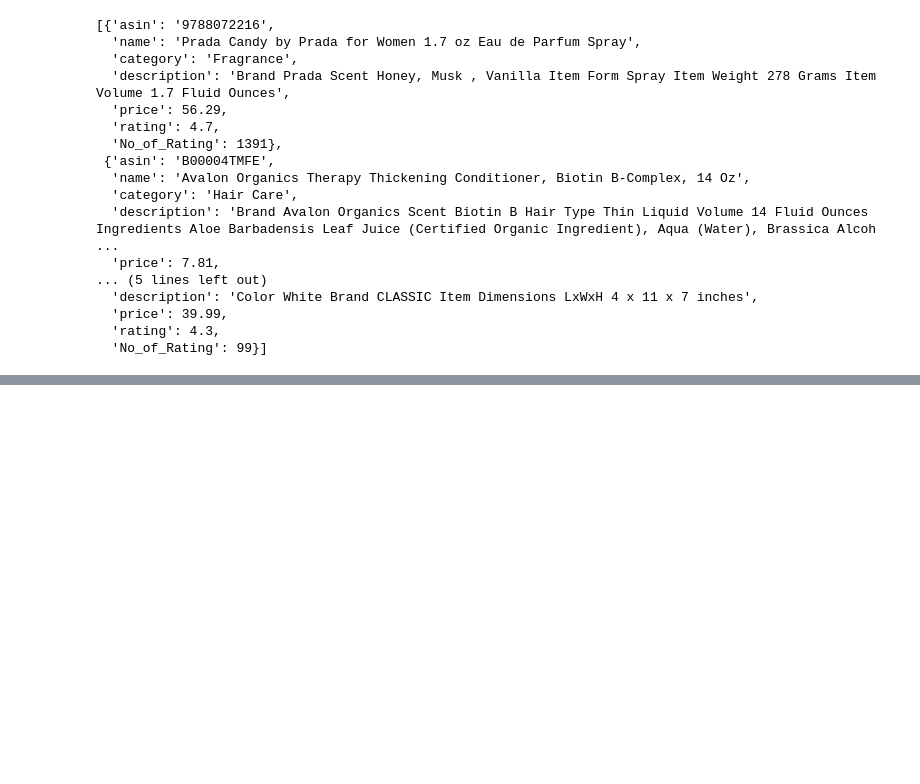
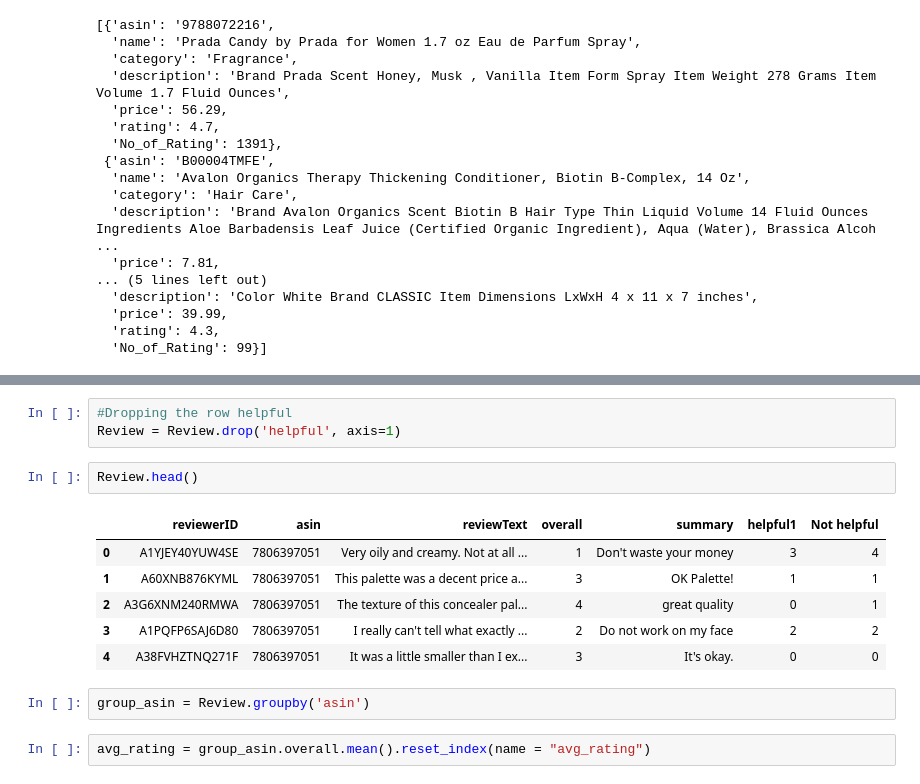
Before and after one commit to SwetaPrabh/Amazon_Web_Scraping, a Jupyter notebook: Data_wrangling_of_Scraped_data.ipynb, the cells around one changed output, grey strips where cells are left out. Saved outputs shown, nothing was run; the diff lists cells and outputs as text; blank space fills up the shorter version.

Commit message:
Created the final groupbys

```diff
--- a/Data_wrangling_of_Scraped_data.ipynb
+++ b/Data_wrangling_of_Scraped_data.ipynb
@@ -246,0 +362,16 @@ find_(x)
+# %%
+#Dropping the row helpful
+Review = Review.drop('helpful', axis=1)
+# %%
+Review.head()
+# %% [output]
+|  | reviewerID | asin | reviewText | overall | summary | helpful1 | Not helpful |
+| 0 | A1YJEY40YUW4SE | 7806397051 | Very oily and creamy. Not at all ... | 1 | Don't waste your money | 3 | 4 |
+| 1 | A60XNB876KYML | 7806397051 | This palette was a decent price a... | 3 | OK Palette! | 1 | 1 |
+| 2 | A3G6XNM240RMWA | 7806397051 | The texture of this concealer pal... | 4 | great quality | 0 | 1 |
+| 3 | A1PQFP6SAJ6D80 | 7806397051 | I really can't tell what exactly ... | 2 | Do not work on my face | 2 | 2 |
+| 4 | A38FVHZTNQ271F | 7806397051 | It was a little smaller than I ex... | 3 | It's okay. | 0 | 0 |
+# %%
+group_asin = Review.groupby('asin')
+# %%
+avg_rating = group_asin.overall.mean().reset_index(name = "avg_rating")
```
Also changed, not shown: parts of 41 cells of this notebook.
